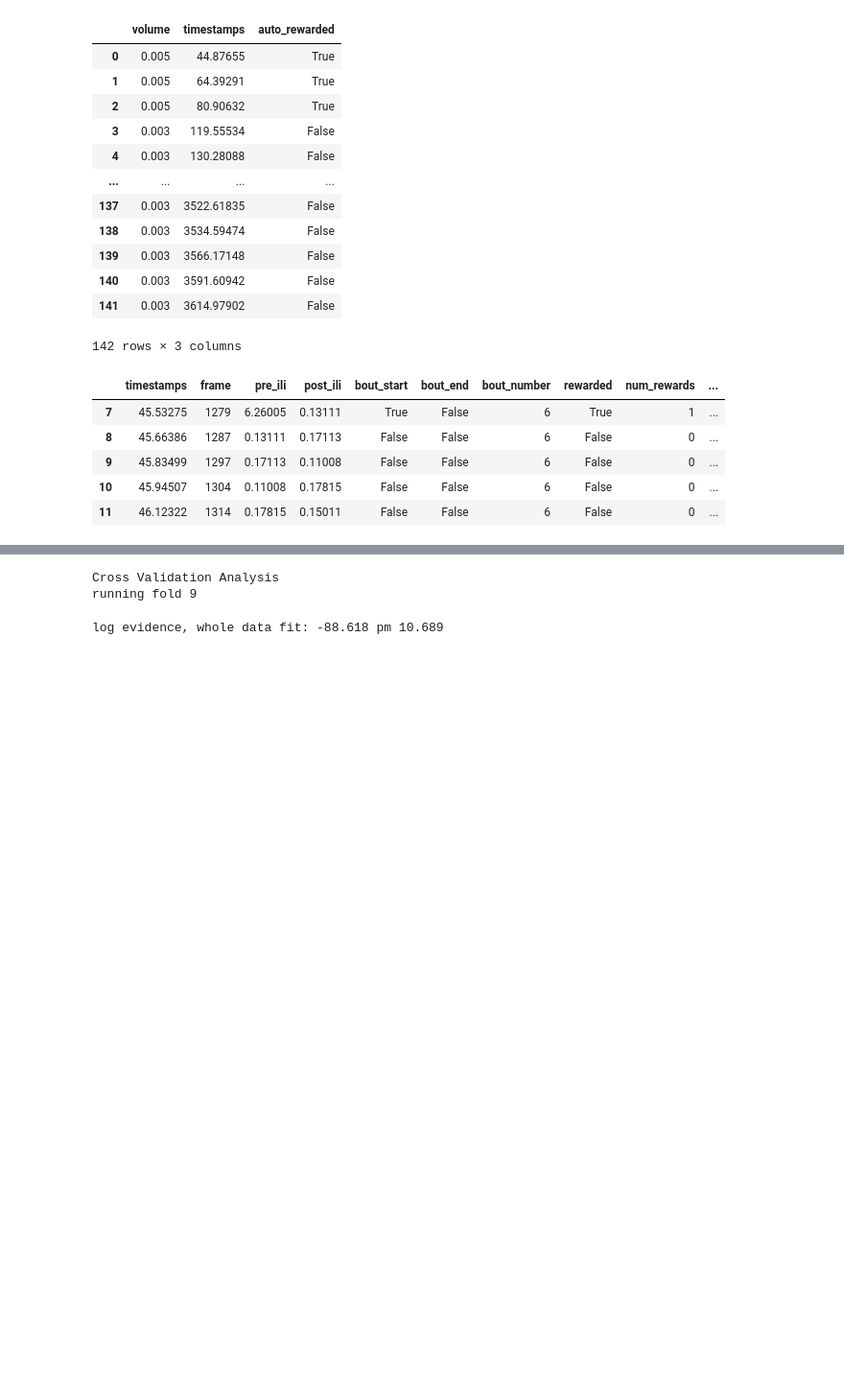
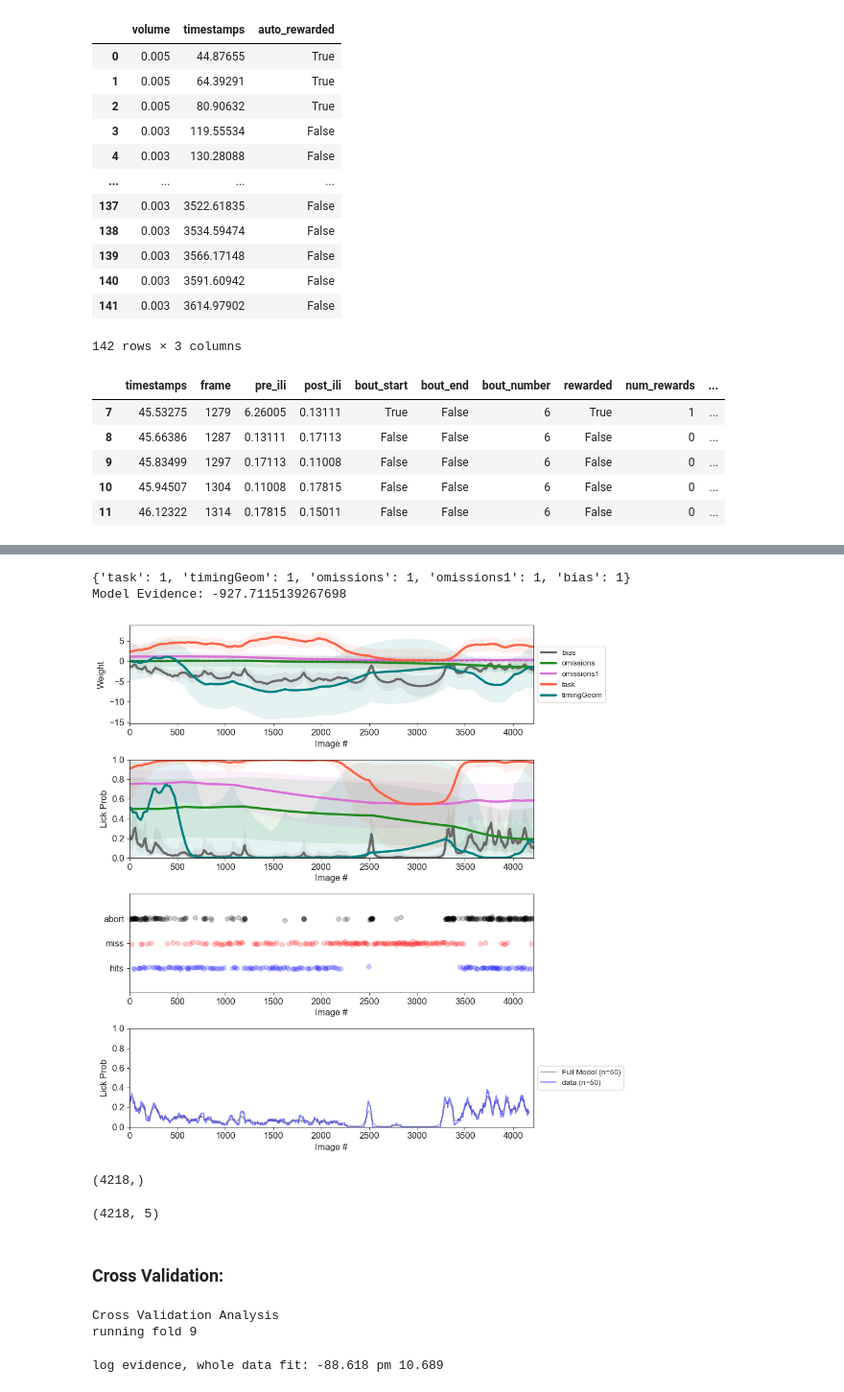
Before and after one commit to cici-xingyu-zheng/swdb_2024_strategy, a Jupyter notebook: test_function_migration.ipynb, the cells around one changed output, grey strips where cells are left out. Shown at 96% size. Saved outputs shown, nothing was run; the diff lists cells and outputs as text; code cells hidden in the pictures; blank space fills up the shorter version.

```diff
--- a/test_function_migration.ipynb
+++ b/test_function_migration.ipynb
@@ -103,3 +117,27 @@ WARNING: sigDay has no effect, dayLength not supplied in dat
+# %%
+# this is for other non-recording sessions
+if np.sum(stimulus_presentations.omitted) == 0:
+    strategy_list.remove('omissions')
+    strategy_list.remove('omissions1')
+hyp, evd, wMode, credibleInt, weights = psy_funcs.fit_weights(psydata,strategy_list)
+ypred,ypred_each = psy_funcs.compute_ypred(psydata, wMode,weights)
+psy_funcs.plot_weights(wMode, weights,psydata,errorbar=credibleInt, ypred=ypred,
+    filename=f"piet_modelfit/second_trial_correction")
+print('Model Evidence:', evd)
+# %% [output]
+{'task': 1, 'timingGeom': 1, 'omissions': 1, 'omissions1': 1, 'bias': 1}
+Model Evidence: -927.7115139267698
+[figure, added]
+# %%
+ypred.shape
+# %% [output]
+(4218,)
+# %%
+ypred_each.shape
+# %% [output]
+(4218, 5)
+# %% [markdown]
+### Cross Validation:
 # %%
 print("Cross Validation Analysis")
 cross_psydata = psy.trim(psydata,
```
Also changed, not shown: parts of 8 cells of this notebook, 7 other files.
